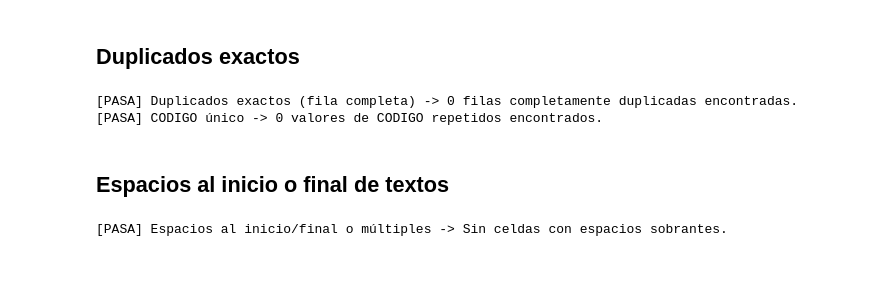
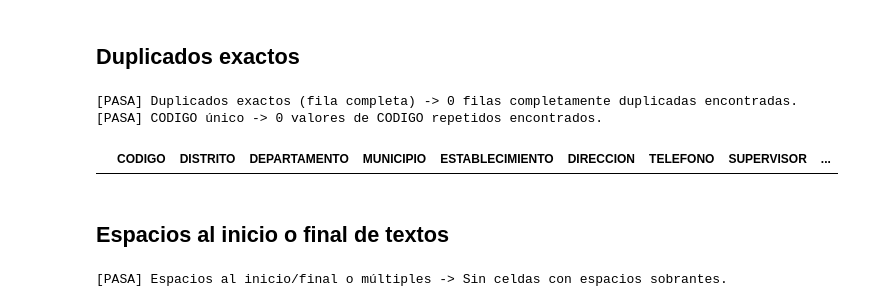
Before and after one commit to Sofilayerdi/Proyecto1-DS, a Jupyter notebook: notebooks/03_validacion.ipynb, the cells around one changed output. Saved outputs shown, nothing was run; the diff lists cells and outputs as text; code cells hidden in the pictures; blank space fills up the shorter version.

```diff
--- a/notebooks/03_validacion.ipynb
+++ b/notebooks/03_validacion.ipynb
@@ -98,6 +98,12 @@ validar(
 # %% [output]
 [PASA] Duplicados exactos (fila completa) -> 0 filas completamente duplicadas encontradas.
 [PASA] CODIGO único -> 0 valores de CODIGO repetidos encontrados.
+# %%
+duplicados = df[df.duplicated(keep=False)]
+
+duplicados.sort_values("CODIGO").head(20)
+# %% [output]
+|  | CODIGO | DISTRITO | DEPARTAMENTO | MUNICIPIO | ESTABLECIMIENTO | DIRECCION | TELEFONO | SUPERVISOR | ... |
 # %% [markdown]
 ## Espacios al inicio o final de textos
 # %%
```
Also changed, not shown: parts of 9 cells of this notebook, 4 other files.
